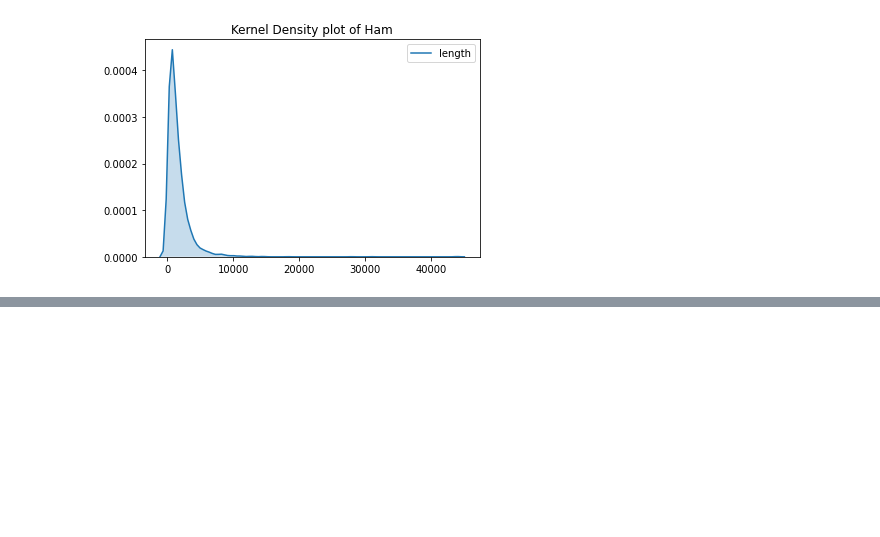
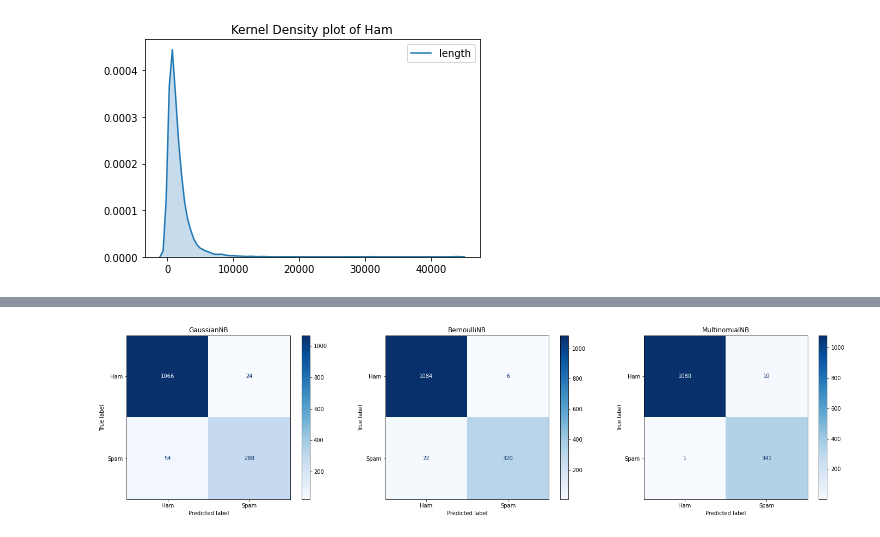
Before and after one commit to ashwinjohn3/Spam-Classifier, a Jupyter notebook: spam_classifier.ipynb, the cells around one changed output, grey strips where cells are left out. Saved outputs shown, nothing was run; the diff lists cells and outputs as text; code cells hidden in the pictures; blank space fills up the shorter version.

```diff
--- a/spam_classifier.ipynb
+++ b/spam_classifier.ipynb
@@ -156,0 +170,10 @@ print (ham[ham['length']==max(ham['length'])].text.iloc[0])
+# %%
+# Using count vectorizer
+from sklearn.feature_extraction.text import CountVectorizer
+vectorizer = CountVectorizer(analyzer=remove_punct_stopwords)
+# %%
+from sklearn.model_selection import train_test_split
+# Applying the count_vectorizer pipeline to features
+X = vectorizer.fit_transform(emails.text)
+y = emails.spam.values
+X_train, X_test, y_train, y_test = train_test_split(X, y, random_state = 42, test_size = 0.25, stratify = y)
@@ -156,0 +184,6 @@ print (ham[ham['length']==max(ham['length'])].text.iloc[0])
+# %%
+from sklearn.naive_bayes import GaussianNB, MultinomialNB, BernoulliNB
+# Initialising the naive bayes models
+classifiers = [GaussianNB(),BernoulliNB(),MultinomialNB()]
+for cls in classifiers:
+    cls.fit(X_train.toarray(),y_train)
@@ -156,0 +234,16 @@ print (ham[ham['length']==max(ham['length'])].text.iloc[0])
+# %%
+from sklearn.metrics import plot_confusion_matrix
+fig, axes = plt.subplots(nrows=1, ncols=3, figsize = (20,5))
+
+for cls, ax in zip(classifiers, axes.flatten()):
+    plot_confusion_matrix(cls,
+                          X_test.toarray(),
+                          y_test,
+                          ax=ax,
+                          cmap='Blues',
+                         display_labels=['Ham','Spam'])
+    ax.title.set_text(type(cls).__name__)
+plt.tight_layout()
+plt.show()
+# %% [output]
+[figure, added]
```
Also changed, not shown: parts of 17 cells of this notebook.
